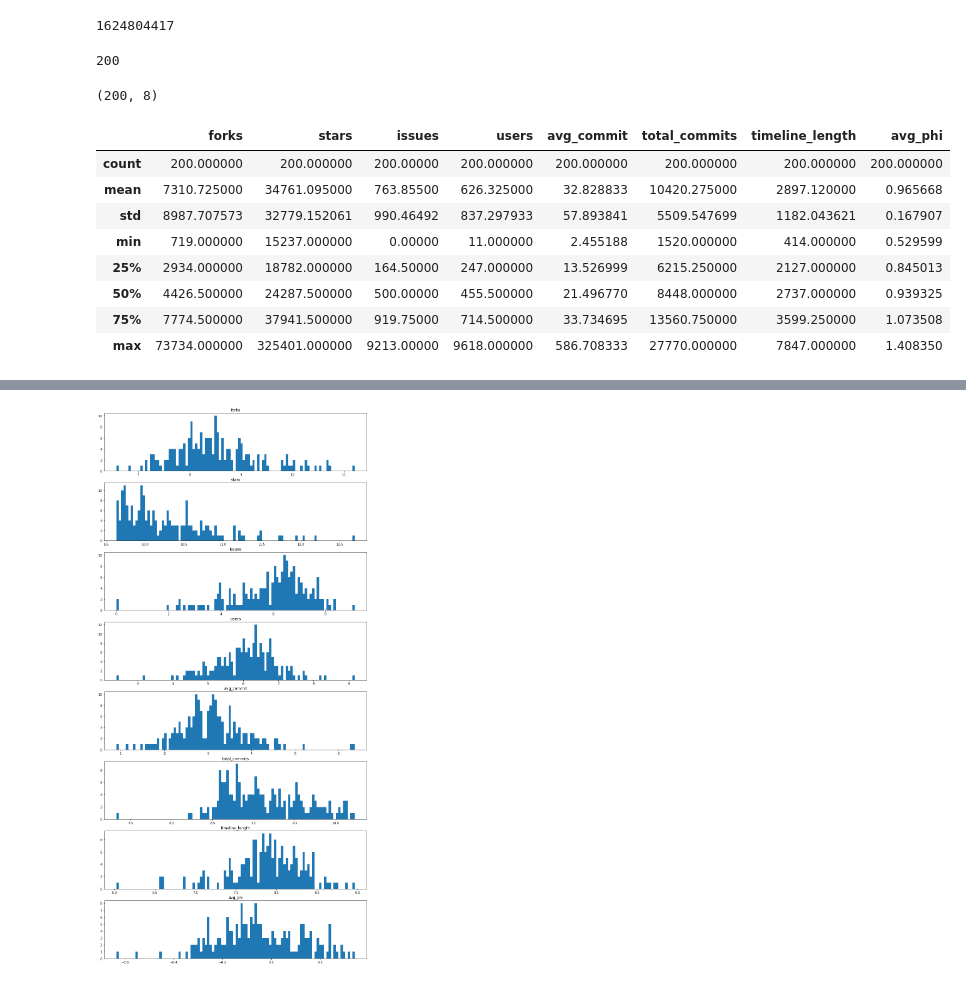
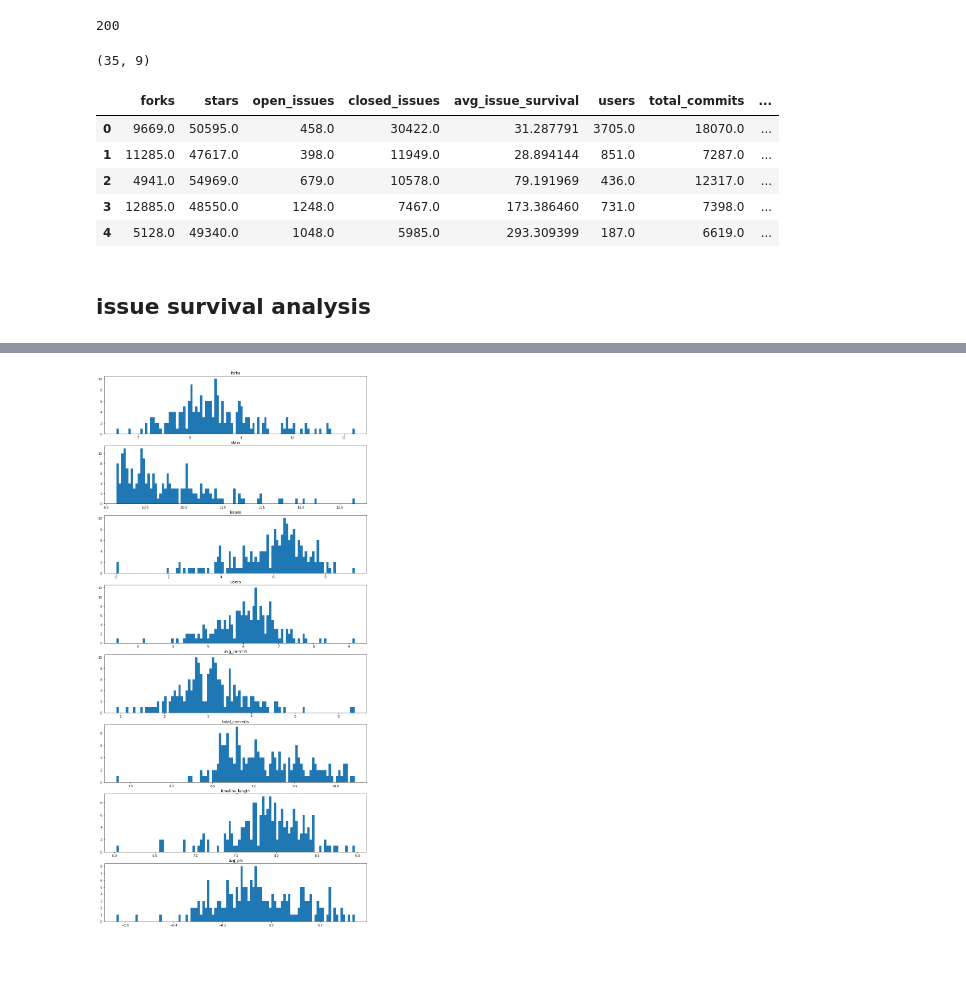
Before and after one commit to s-omranpour/Social-Phi, a Jupyter notebook: examples/data/data analysis.ipynb, the cells around one changed output, grey strips where cells are left out. Drawn from its saved outputs; the diff is of its cells as text; code cells hidden in the pictures; blank space fills up the shorter version.

```diff
--- a/examples/data/data analysis.ipynb
+++ b/examples/data/data analysis.ipynb
@@ -10,23 +13,3 @@ import json
-# %%
-from datetime import datetime
-import time
-
-def get_timestamp(date):
-    date_str = str(date)
-    pattern = '%Y-%m-%d %H:%M:%S'
-    if '.' in date_str:
-        pattern += '.%f'
-    return int(time.mktime(time.strptime(date_str, pattern)))
-
-BIN = 3600
-prev_time = get_timestamp(datetime.now())
-try:
-    pass
-except:
-    now = get_timestamp(datetime.now())
-    time.sleep(BIN - (now - prev_time))
-# %% [output]
-1624804417
 # %%
 path = 'minimal_pkls/'
 save_path = 'phi_stats/'
@@ -50,17 +33,20 @@ def run_experiment(file, time_scale=24*3600, window=30):
     stats = experiment_hop_range(sig=sig, window=window, min_hop=1, max_hop=window, silent=True)
     stats.to_csv(save_path + file[:-4] + '.csv', index=False)
 
+
 def load_data(file):
-    stats = pd.read_csv(save_path + file)
-    data = pickle.load(open(path + file[:-4] + '.pkl', 'rb'))
+    stats = pd.read_csv(save_path + file[:-4].replace('____', '-') + '.csv')
+    data = pickle.load(open(path + file, 'rb'))
     act = flatten(data['activities'].values())
 
     return {
+#         'file' : file[:-4],
         'forks' : data['forks'],
         'stars' : data['stars'],
-        'issues' : data['issues'],
+        'open_issues' : np.sum(data['issues_state']),
+        'closed_issues' : len(data['issues_state']) - np.sum(data['issues_state']),
+        'avg_issue_survival' : np.mean(data['issues_lifetime']),
         'users' : len(data['activities']),
-        'avg_commit' : len(act) / len(data['activities']),
         'total_commits' : len(act),
         'timeline_length' : (max(act) - min(act)) // (24*3600),
         'avg_phi' : stats.loc[np.argmax(stats['avg_phi']*stats['vnr'])].avg_phi
@@ -72,18 +58,18 @@ _ = Parallel(n_jobs=20)(delayed(extract_data)(file) for file in tqdm(files))
 # %%
-df = pd.DataFrame(columns=['forks', 'stars', 'issues', 'users', 'avg_commit', 'total_commits', 'timeline_length', 'avg_phi'])
-for file in os.listdir(save_path):
-    df = df.append(load_data(file), ignore_index=True)
+df = pd.DataFrame(columns=['forks', 'stars', 'open_issues', 'closed_issues', 'avg_issue_survival', 'users', 'total_commits', 'timeline_length', 'avg_phi'])
+for file in tqdm(os.listdir(path)):
+    if '____' in file:
+        df = df.append(load_data(file), ignore_index=True)
 df = df.astype(float)
 print(df.shape)
-df.describe()
+df.head()
 # %% [output]
-(200, 8)
+(35, 9)
-|  | forks | stars | issues | users | avg_commit | total_commits | timeline_length | avg_phi |
-| count | 200.000000 | 200.000000 | 200.00000 | 200.000000 | 200.000000 | 200.000000 | 200.000000 | 200.000000 |
-| mean | 7310.725000 | 34761.095000 | 763.85500 | 626.325000 | 32.828833 | 10420.275000 | 2897.120000 | 0.965668 |
-| std | 8987.707573 | 32779.152061 | 990.46492 | 837.297933 | 57.893841 | 5509.547699 | 1182.043621 | 0.167907 |
-| min | 719.000000 | 15237.000000 | 0.00000 | 11.000000 | 2.455188 | 1520.000000 | 414.000000 | 0.529599 |
-| 25% | 2934.000000 | 18782.000000 | 164.50000 | 247.000000 | 13.526999 | 6215.250000 | 2127.000000 | 0.845013 |
-| 50% | 4426.500000 | 24287.500000 | 500.00000 | 455.500000 | 21.496770 | 8448.000000 | 2737.000000 | 0.939325 |
-| 75% | 7774.500000 | 37941.500000 | 919.75000 | 714.500000 | 33.734695 | 13560.750000 | 3599.250000 | 1.073508 |
-| max | 73734.000000 | 325401.000000 | 9213.00000 | 9618.000000 | 586.708333 | 27770.000000 | 7847.000000 | 1.408350 |
+|  | forks | stars | open_issues | closed_issues | avg_issue_survival | users | total_commits | ... |
+| 0 | 9669.0 | 50595.0 | 458.0 | 30422.0 | 31.287791 | 3705.0 | 18070.0 | ... |
+| 1 | 11285.0 | 47617.0 | 398.0 | 11949.0 | 28.894144 | 851.0 | 7287.0 | ... |
+| 2 | 4941.0 | 54969.0 | 679.0 | 10578.0 | 79.191969 | 436.0 | 12317.0 | ... |
+| 3 | 12885.0 | 48550.0 | 1248.0 | 7467.0 | 173.386460 | 731.0 | 7398.0 | ... |
+| 4 | 5128.0 | 49340.0 | 1048.0 | 5985.0 | 293.309399 | 187.0 | 6619.0 | ... |
+# %% [markdown]
+## issue survival analysis
```
Also changed, not shown: parts of 4 cells of this notebook, 41 other files.
